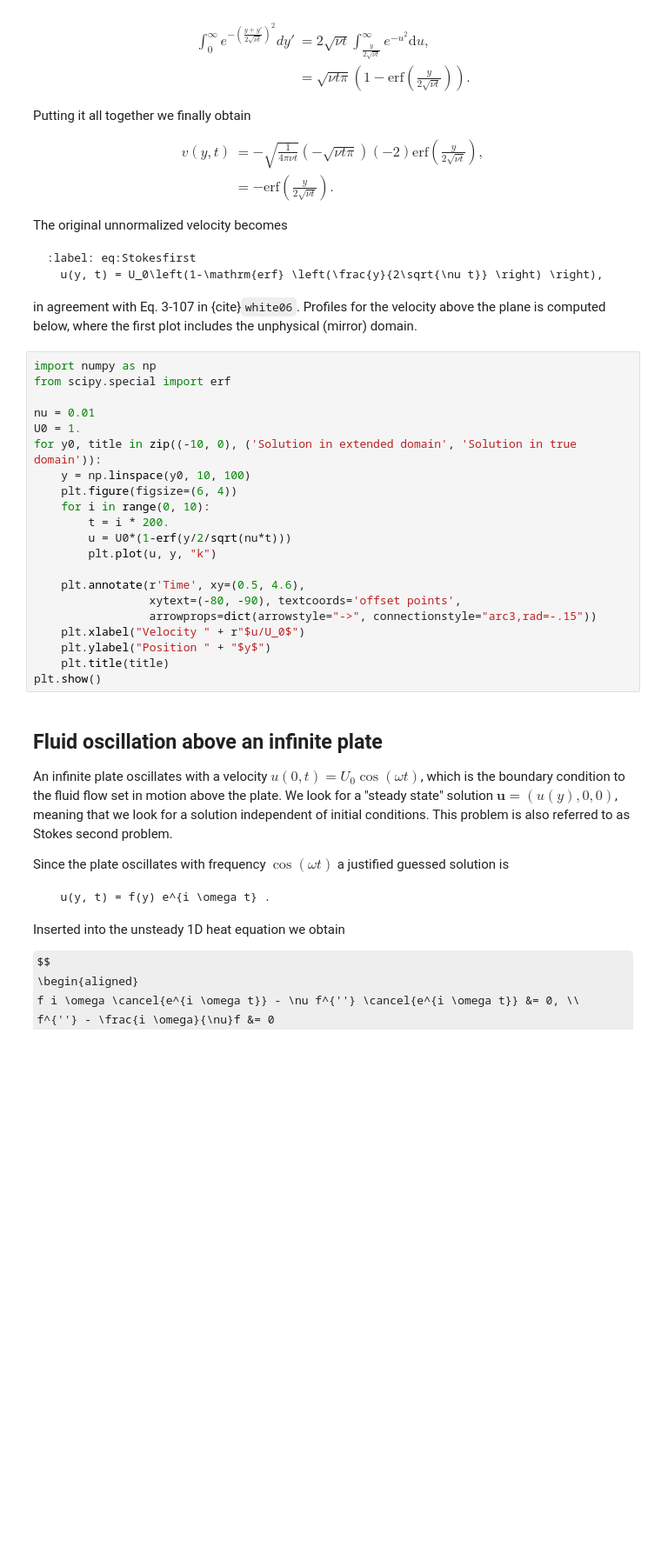
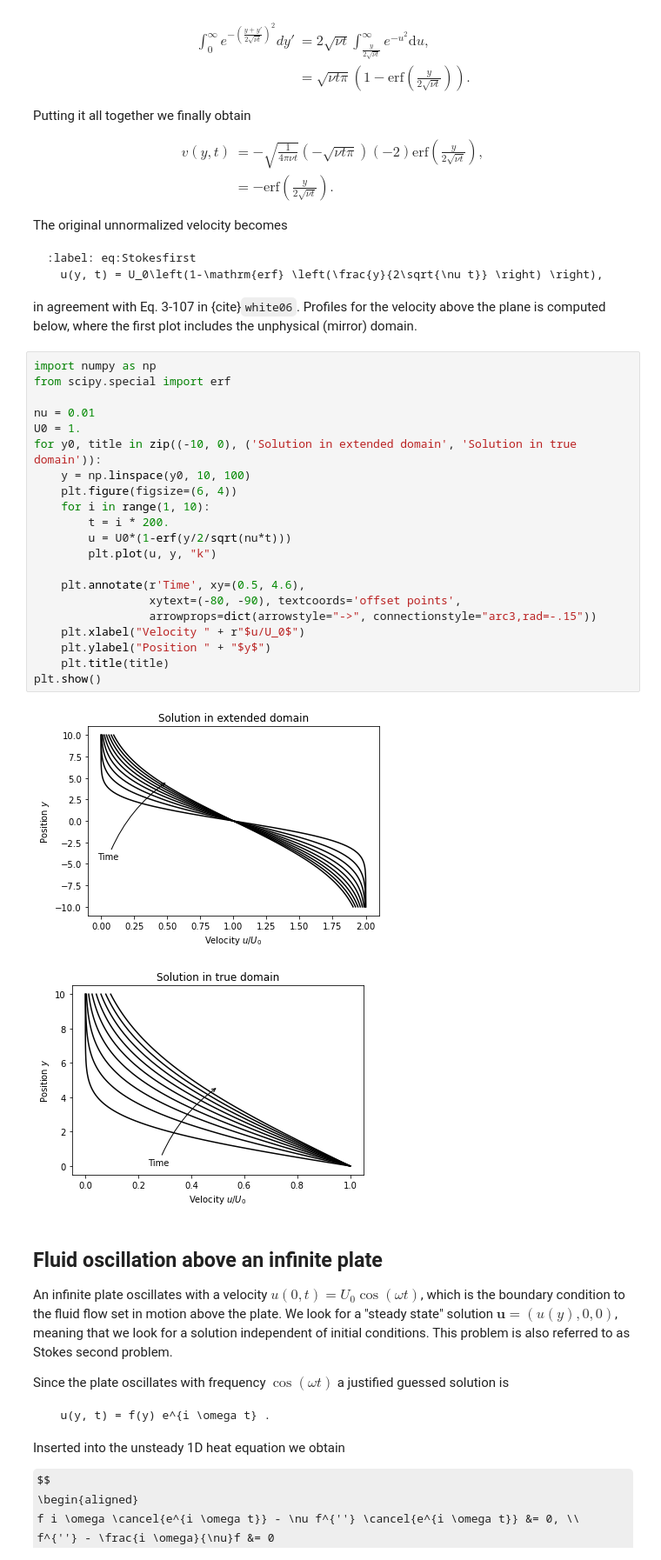
Before and after one commit to mikaem/MEK4300, a Jupyter notebook: content/chapter3/couette.ipynb, the cells around one changed output. Shown at 87% size. Saved outputs shown, nothing was run; the diff lists cells and outputs as text; some formulas as TeX source; blank space fills up the shorter version.

```diff
--- a/content/chapter3/couette.ipynb
+++ b/content/chapter3/couette.ipynb
@@ -492,24 +499,27 @@ in agreement with Eq. 3-107 in {cite}`white06`. Profiles for the velocity above
 # %%
 import numpy as np
 from scipy.special import erf
 
 nu = 0.01
 U0 = 1.
 for y0, title in zip((-10, 0), ('Solution in extended domain', 'Solution in true domain')):
     y = np.linspace(y0, 10, 100)
     plt.figure(figsize=(6, 4))
-    for i in range(0, 10):
+    for i in range(1, 10):
         t = i * 200.
         u = U0*(1-erf(y/2/sqrt(nu*t)))
         plt.plot(u, y, "k")
 
     plt.annotate(r'Time', xy=(0.5, 4.6),
                  xytext=(-80, -90), textcoords='offset points',
                  arrowprops=dict(arrowstyle="->", connectionstyle="arc3,rad=-.15"))
     plt.xlabel("Velocity " + r"$u/U_0$")
     plt.ylabel("Position " + "$y$")
     plt.title(title)
 plt.show()
+# %% [output]
+[figure, added]
+[figure, added]
 # %% [markdown]
 ## Fluid oscillation above an infinite plate
 
```
Also changed, not shown: parts of 3 cells of this notebook, 3 other files.
